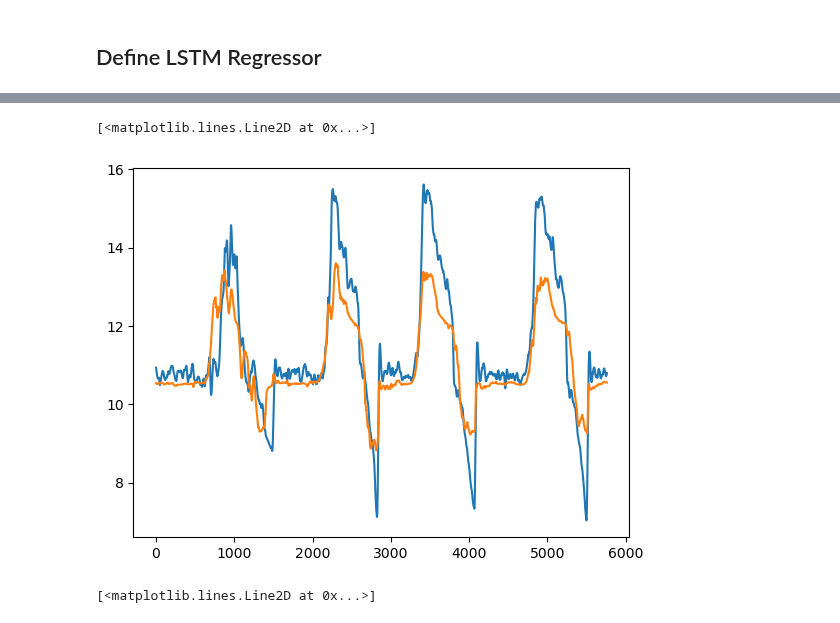
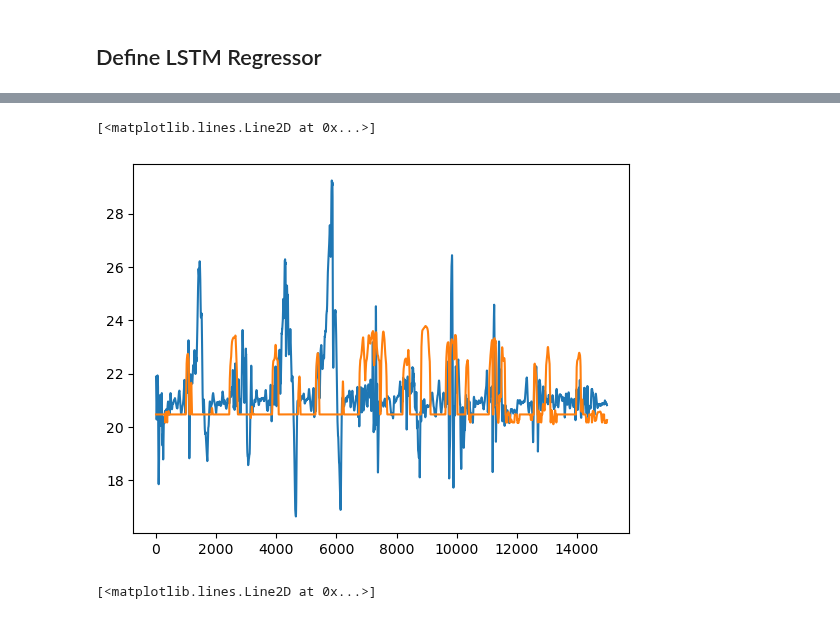
Before and after one commit to oStglnd/rise-gh, a Jupyter notebook: model/temp_model_v1.ipynb, the cells around one changed output, grey strips where cells are left out. Drawn from its saved outputs; the diff is of its cells as text; code cells hidden in the pictures.

```diff
--- a/model/temp_model_v1.ipynb
+++ b/model/temp_model_v1.ipynb
@@ -136,7 +136,8 @@ col2 = ('temperatures', 'DC_GT401_GM401_scaled')
 data[col] = (data[col] - data[col].min()) / (data[col].max() - data[col].min())
 
 ### scale by fan output
-data[col2] = data[col] * data[('state', 'TA01_output')] / data[('state', 'TA01_output')].min()
+# data[col2] = data[col] * data[('state', 'TA01_output')] / data[('state', 'TA01_output')].min()
+data[col2] = data[col] * data[('flow', 'TA01_GP101')] / data[('flow', 'TA01_GP101')].min()
 # %% [markdown]
 ### OUTSIDE temperature
 # %%
@@ -192,14 +193,14 @@ data[col] = (data[col] - data[col].min()) / (data[col].max() - data[col].min())
 data[('state', 'TA01_bool')] = data.state.TA01_output.apply(lambda val: val > 35)
 # %%
 # ### ..
-# col = ('flow', 'TA01_GP101')
+col = ('flow', 'TA01_GP101')
 # col2 = ('flow', 'TA01_GP101_scaled')
 
 # # create another version of flow
 # data[col2] = data[col].copy()
 
 # ### min-max scale flow (i.e. squeeze into [0, 1])
-# data[col] = (data[col] - data[col].min()) / (data[col].max() - data[col].min())
+data[col] = (data[col] - data[col].min()) / (data[col].max() - data[col].min())
 
 # ### min-max scale w.r.t. indicator variable
 # mask = data[('state', 'TA01_output')].values
@@ -320,8 +321,8 @@ sequences = sequences[mask]
 targets = targets.values[t_steps:][mask]
 # %%
 # save sequential targets for visualization
-targets, test_targets = targets[:-5760], targets[-5760:]
-sequences, test_sequences = sequences[:-5760], sequences[-5760:]
+targets, test_targets = targets[:-15760], targets[-15760:]
+sequences, test_sequences = sequences[:-15760], sequences[-15760:]
 # %% [markdown]
 ### Shuffle and split dataset
 # %%
@@ -352,24 +353,27 @@ layerList = [
         X_train.shape[1],
         X_train.shape[2]
     )),
-    layers.BatchNormalization(),
+    #layers.BatchNormalization(),
     layers.LSTM(
 #         units=32,
-        units=32,
+        units=64,
+        return_sequences=True,
         activation='tanh',
-        return_sequences=True,
         recurrent_activation='sigmoid',
         activity_regularizer='l2',
-        recurrent_dropout=0.2
+        recurrent_dropout=0.2,
+        kernel_initializer=tf.keras.initializers.GlorotNormal()
     ),
     layers.BatchNormalization(),
     layers.LSTM(
 #         units=32,
         units=32,
+        return_sequences=True,
         activation='tanh',
         recurrent_activation='sigmoid',
         activity_regularizer='l2',
-        recurrent_dropout=0.2
+        recurrent_dropout=0.5,
+        kernel_initializer=tf.keras.initializers.GlorotNormal()
     ),
 #     layers.Flatten(),
 #     layers.BatchNormalization(),
@@ -380,13 +384,24 @@ layerList = [
 #         activation='relu',
 #         activity_regularizer='l2'
 #     ),
+    layers.Flatten(),
+    layers.BatchNormalization(),
+    layers.Dropout(rate=0.5),
+    layers.Dense(
+        units=256,
+#         activation=None,
+        activation='relu',
+        activity_regularizer='l2',
+        kernel_initializer=tf.keras.initializers.GlorotNormal()
+    ),
     layers.BatchNormalization(),
     layers.Dropout(rate=0.5),
     layers.Dense(
         units=128,
 #         activation=None,
         activation='relu',
-        activity_regularizer='l2'
+        activity_regularizer='l2',
+        kernel_initializer=tf.keras.initializers.GlorotNormal()
     ),
     layers.BatchNormalization(),
     layers.Dense(
@@ -465,9 +462,9 @@ vis_preds = model.predict(test_sequences.astype('float64'))
 # %%
-plt.plot(test_targets)
-plt.plot(vis_preds)
+plt.plot(test_targets[-15000:])
+plt.plot(vis_preds[-15000:])
 # %% [output]
 [<matplotlib.lines.Line2D at 0x...>]
-[figure, old version]
+[figure, new version]
 # %%
 # get data
 X = vis_preds.copy()
```
Also changed, not shown: parts of 8 cells of this notebook.
